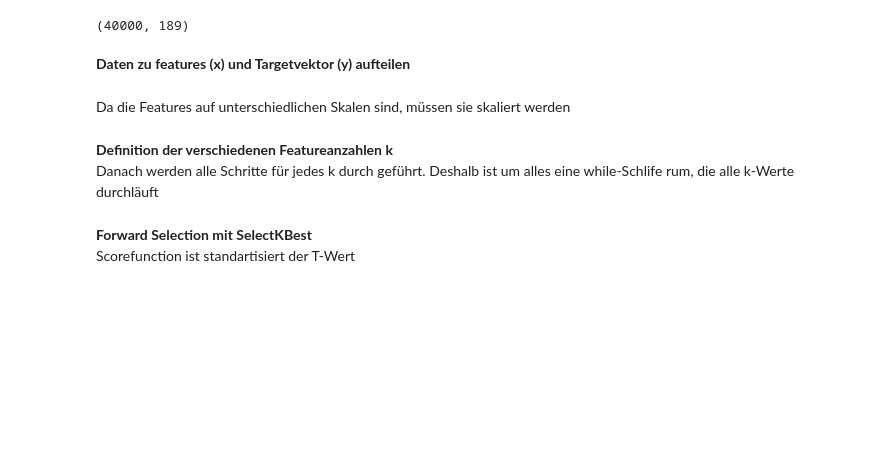
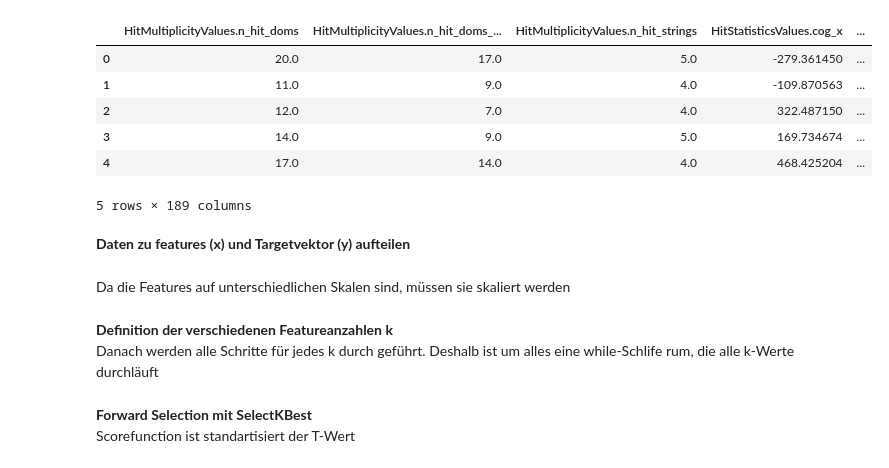
Before and after one commit to Ninilini/FP_Teilchen, a Jupyter notebook: IceCube/plots/selection.ipynb, the cells around one changed output. Cells and saved outputs as stored; diff of their text form; code cells hidden in the pictures; blank space fills up the shorter version.

```diff
--- a/IceCube/plots/selection.ipynb
+++ b/IceCube/plots/selection.ipynb
@@ -20,8 +20,15 @@ from sklearn.utils.multiclass import unique_labels
 # %%
 daten = pd.read_hdf('../data/data.hdf5', key='Daten')
 daten.shape
+daten.head()
 # %% [output]
+|  | HitMultiplicityValues.n_hit_doms | HitMultiplicityValues.n_hit_doms_... | HitMultiplicityValues.n_hit_strings | HitStatisticsValues.cog_x | ... |
+| 0 | 20.0 | 17.0 | 5.0 | -279.361450 | ... |
+| 1 | 11.0 | 9.0 | 4.0 | -109.870563 | ... |
+| 2 | 12.0 | 7.0 | 4.0 | 322.487150 | ... |
+| 3 | 14.0 | 9.0 | 5.0 | 169.734674 | ... |
+| 4 | 17.0 | 14.0 | 4.0 | 468.425204 | ... |
-(40000, 189)
+5 rows × 189 columns
 # %% [markdown]
 **Daten zu features (x) und Targetvektor (y) aufteilen**
 # %%
```
Also changed, not shown: parts of 10 cells of this notebook, 4 other files.
